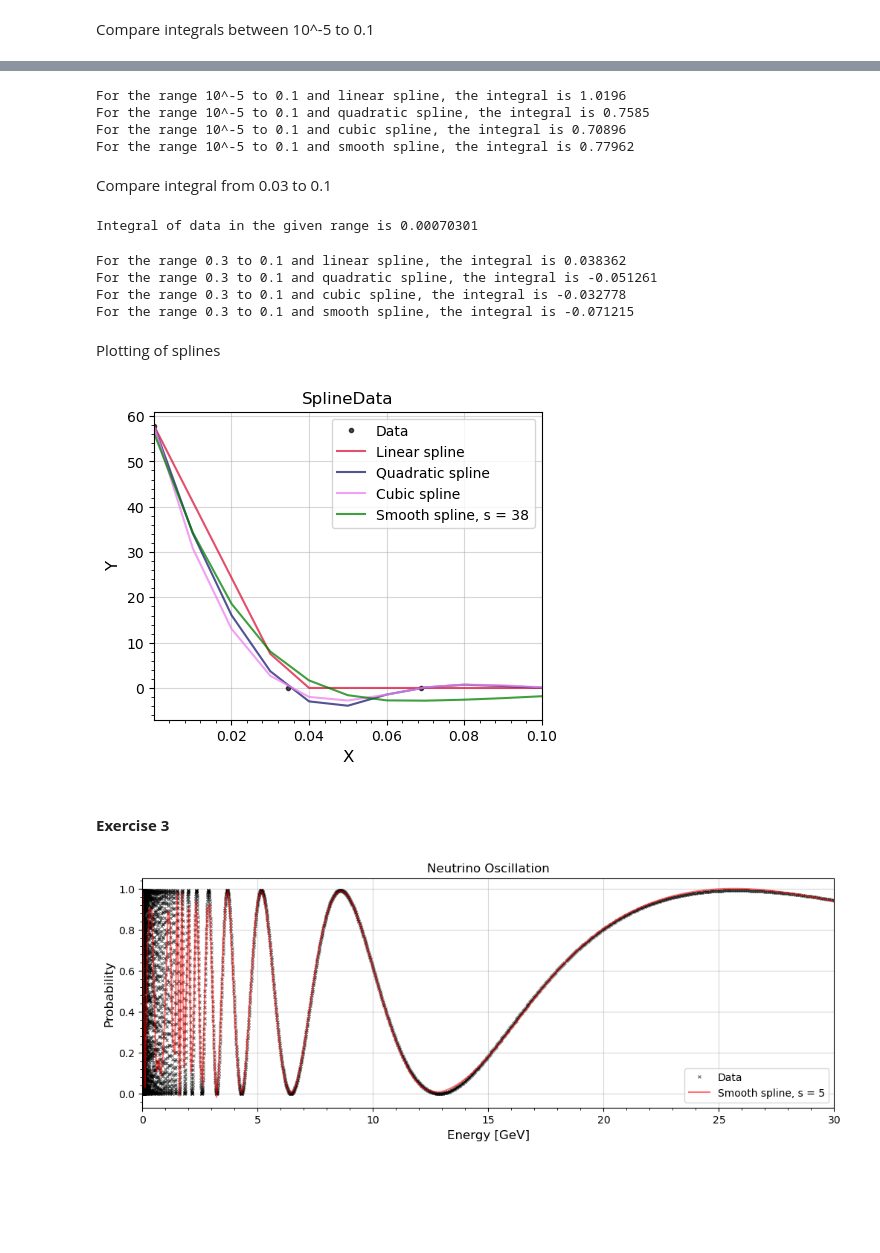
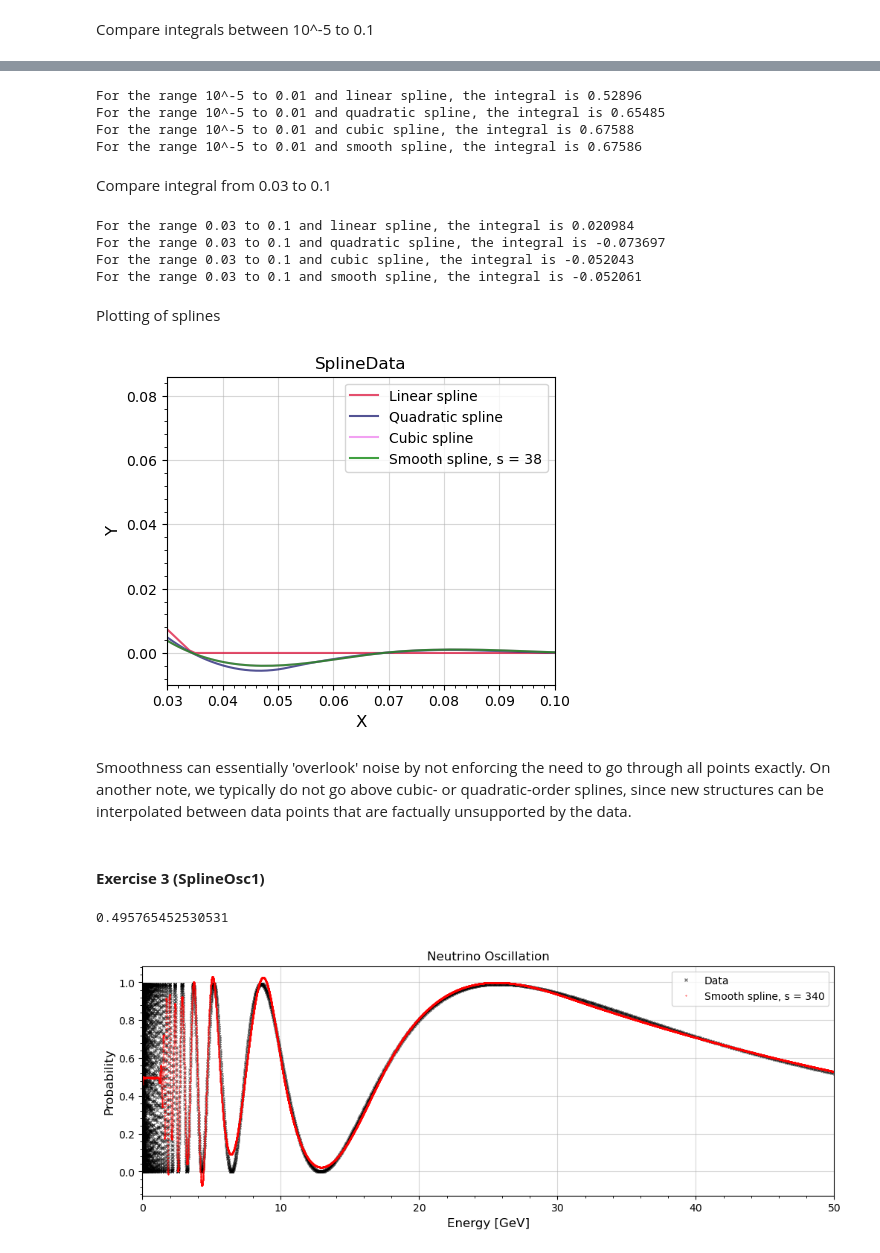
Before and after one commit to Gullaschen/AMAS, a Jupyter notebook: Week 2/Exercise_Spline.ipynb, the cells around one changed output, grey strips where cells are left out. Cells and saved outputs as stored; diff of their text form; code cells hidden in the pictures; blank space fills up the shorter version.

```diff
--- a/Week 2/Exercise_Spline.ipynb
+++ b/Week 2/Exercise_Spline.ipynb
@@ -82,35 +84,30 @@ Integral of data in the given range is 0.99889
 # %%
 for spline , data in zip(['linear','quadratic','cubic','smooth'],[y_linear,y_quadr,y_cubic,y_smooth]):
-    integral = np.trapz(data[0:11],x_new[0:11])
-    print(f'For the range 10^-5 to 0.1 and {spline} spline, the integral is {integral:.05}')
+    integral = np.sum(data[0:11]) # np.trapz(data[0:11],x_new[0:11])
+
+    print(f'For the range 10^-5 to 0.01 and {spline} spline, the integral is {integral:.05}')
 # %% [output]
-For the range 10^-5 to 0.1 and linear spline, the integral is 1.0196
-For the range 10^-5 to 0.1 and quadratic spline, the integral is 0.7585
-For the range 10^-5 to 0.1 and cubic spline, the integral is 0.70896
-For the range 10^-5 to 0.1 and smooth spline, the integral is 0.77962
+For the range 10^-5 to 0.01 and linear spline, the integral is 0.52896
+For the range 10^-5 to 0.01 and quadratic spline, the integral is 0.65485
+For the range 10^-5 to 0.01 and cubic spline, the integral is 0.67588
+For the range 10^-5 to 0.01 and smooth spline, the integral is 0.67586
 # %% [markdown]
 Compare integral from 0.03 to 0.1
-# %%
-data_integral = np.trapz(df_Spline['Y'][1:4],df_Spline['X'][1:4])
-
-print(f'Integral of data in the given range is {data_integral:.05}')
-# %% [output]
-Integral of data in the given range is 0.00070301
 # %%
 for spline , data in zip(['linear','quadratic','cubic','smooth'],[y_linear,y_quadr,y_cubic,y_smooth]):
-    integral = np.trapz(data[3:11],x_new[3:11])
-    print(f'For the range 0.3 to 0.1 and {spline} spline, the integral is {integral:.05}')
+    integral = np.sum(data[30:101]) #np.trapz(data[30:101],x_new[30:101])
+    print(f'For the range 0.03 to 0.1 and {spline} spline, the integral is {integral:.05}')
 # %% [output]
-For the range 0.3 to 0.1 and linear spline, the integral is 0.038362
-For the range 0.3 to 0.1 and quadratic spline, the integral is -0.051261
-For the range 0.3 to 0.1 and cubic spline, the integral is -0.032778
-For the range 0.3 to 0.1 and smooth spline, the integral is -0.071215
+For the range 0.03 to 0.1 and linear spline, the integral is 0.020984
+For the range 0.03 to 0.1 and quadratic spline, the integral is -0.073697
+For the range 0.03 to 0.1 and cubic spline, the integral is -0.052043
+For the range 0.03 to 0.1 and smooth spline, the integral is -0.052061
 # %% [markdown]
 Plotting of splines
 # %%
 plt.figure(figsize=(5,4))
 
-plt.plot(df_Spline['X'],df_Spline['Y'],'o',alpha =0.7,markersize = 3,label='Data',color='black')
+#plt.plot(df_Spline['X'],df_Spline['Y'],'o',alpha =0.7,markersize = 3,label='Data',color='black')
 plt.plot(x_new,y_linear,alpha=0.75,label='Linear spline')
 plt.plot(x_new,y_quadr,alpha=0.75,label='Quadratic spline')
 plt.plot(x_new,y_cubic,alpha=0.75,label='Cubic spline')
@@ -127,41 +124,55 @@ plt.xlabel('X',fontsize=12)
 plt.ylabel('Y',fontsize=12)
 plt.grid(True,alpha=0.5,zorder=-10)
 plt.legend()
-plt.xlim(10**-5,0.1)
-# plt.xlim(0.03,0.1)
+#plt.xlim(10**-5,0.01)
+plt.xlim(0.03,0.1)
 plt.show()
 # %% [output]
-[figure, old version]
+[figure, new version]
+# %% [markdown]
+Smoothness can essentially 'overlook' noise by not enforcing the need to go through all points exactly. On another note, we typically do not go above cubic- or quadratic-order splines, since new structures can be interpolated between data points that are factually unsupported by the data.
 # %% [markdown]
-#### **Exercise 3**
+#### **Exercise 3 (SplineOsc1)**
 # %%
 df_Osc = pd.read_csv('SplineOsc1.txt', sep='\s+', header=None)
 df_Osc.columns = ['Energy', 'Probability']
 # %%
 smoothness = round( len(df_Osc['Energy'])) + np.sqrt(2*len(df_Osc['Energy'])) # Get smoothness
 
-smoothness = 5
+smoothness = 340
 
-x_new = np.arange(df_Osc['Energy'].iloc[0],df_Osc['Energy'].iloc[-1],0.1)
+x_new = np.arange(df_Osc['Energy'].iloc[0],df_Osc['Energy'].iloc[-1],0.002)
 tck = scipy.interpolate.splrep(df_Osc['Energy'],df_Osc['Probability'], s=smoothness)
 y_smooth = BSpline(*tck)(x_new)
+# %%
+accepted_x , accepted_y = [] , []
+
+for x , y in zip(x_new,y_smooth):
+    if x < 1:
+        accepted_x.append(x)
+        accepted_y.append(y)
+    else: pass
+
+np.mean(accepted_y)
+# %% [output]
+0.495765452530531
 # %%
 plt.figure(figsize=(12,4))
 
 plt.plot(df_Osc['Energy'],df_Osc['Probability'],'x',alpha =0.5,markersize = 3,label='Data',color='black')
-plt.plot(x_new,y_smooth,alpha=0.55,label=f'Smooth spline, s = {smoothness}',color = 'red')
+plt.plot(x_new,y_smooth,alpha=0.5,marker='x',markersize=1,label=f'Smooth spline, s = {smoothness}',linestyle='',color = 'red')
 
 ax = plt.gca() # For setting sub-ticks
 ax.xaxis.set_minor_locator(AutoMinorLocator(5))
 ax.yaxis.set_minor_locator(AutoMinorLocator(5))
 ax.tick_params(which='minor', length=2, color='k')
 
 plt.title('Neutrino Oscillation',fontsize=12)
 plt.xlabel('Energy [GeV]',fontsize=12)
 plt.ylabel('Probability',fontsize=12)
 plt.grid(True,alpha=0.5,zorder=-10)
 plt.legend()
-plt.xlim(0,30)
+plt.xlim(0,50)
 plt.show()
 # %% [output]
-[figure, old version]
+[figure, new version]
```
Also changed, not shown: parts of 9 cells of this notebook.
